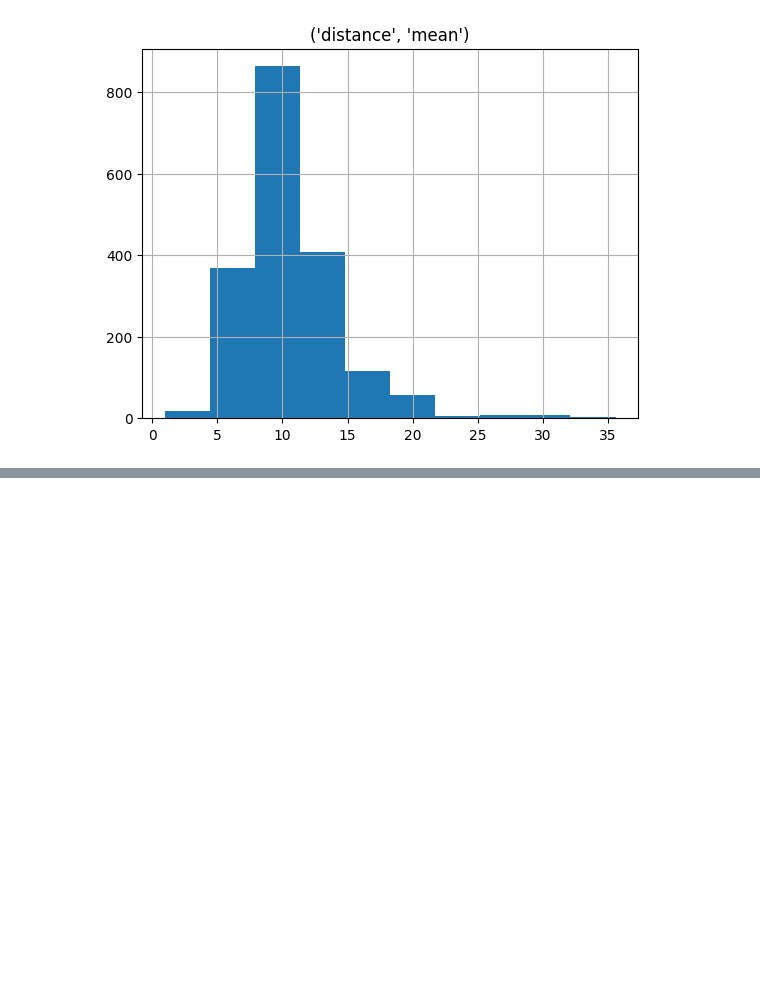
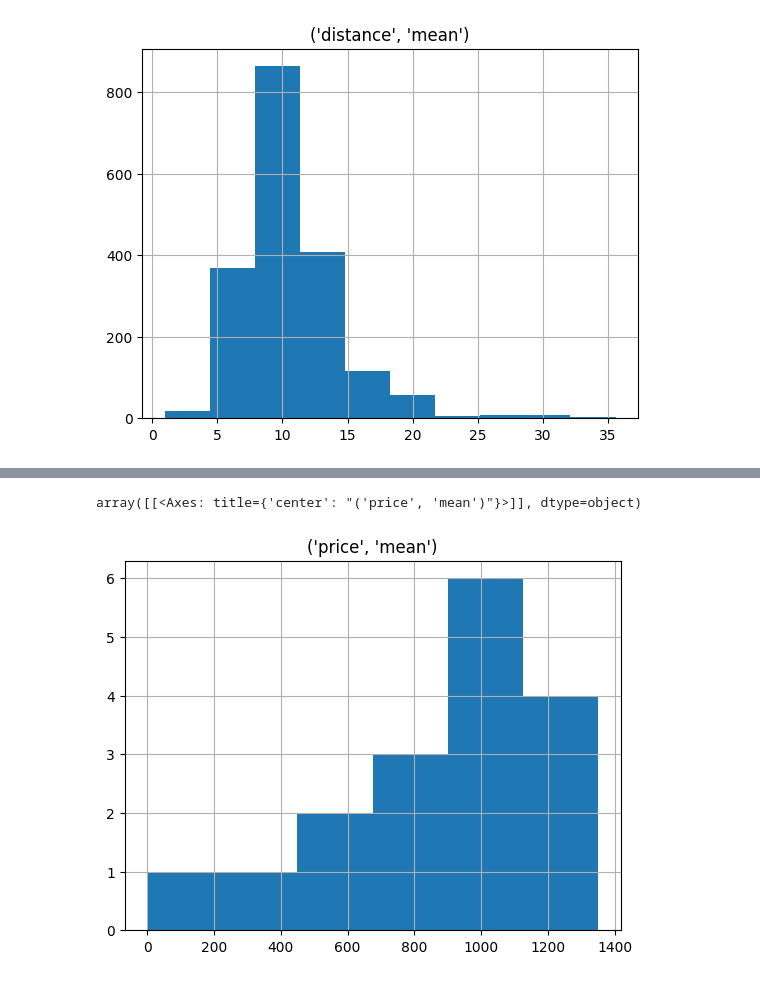
Before and after one commit to matheusogura/prediction_house_price_from_airbnb, a Jupyter notebook: Notebooks/Correlações.ipynb, the cells around one changed output, grey strips where cells are left out. Drawn from its saved outputs; the diff is of its cells as text; code cells hidden in the pictures; blank space fills up the shorter version.

```diff
--- a/Notebooks/Correlações.ipynb
+++ b/Notebooks/Correlações.ipynb
@@ -94,3 +104,5 @@ df_corr.corr()
 # %%
-sns.heatmap(df_corr, annot=True)
-plt.show()
+df.groupby('accommodates').agg({'price':['mean']}).hist(bins=6)
+# %% [output]
+array([[<Axes: title={'center': "('price', 'mean')"}>]], dtype=object)
+[figure, added]
```
Also changed, not shown: parts of 8 cells of this notebook, 2 other files.
